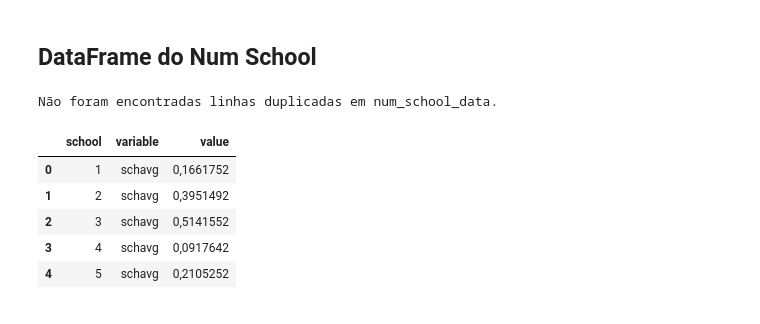
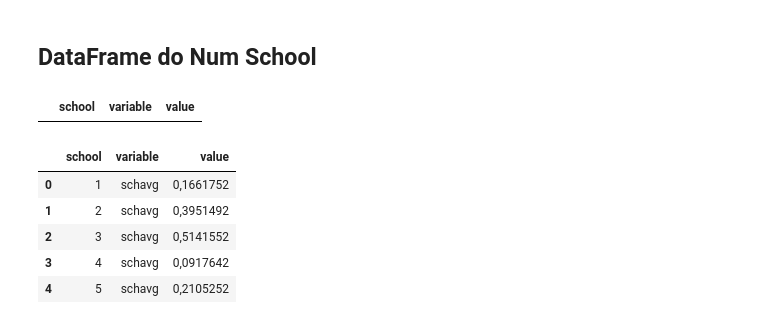
Before and after one commit to VitoriaSampaiodev/case-predi-o, a Jupyter notebook: vitoriaalves_case_predição2.ipynb, the cells around one changed output. Drawn from its saved outputs; the diff is of its cells as text; code cells hidden in the pictures.

```diff
--- a/vitoriaalves_case_predição2.ipynb
+++ b/vitoriaalves_case_predição2.ipynb
@@ -105,18 +100,12 @@ df_numstudent.head()
 | 5 | 1 | 13.0 | -0.197611 | -0.290107 |
 # %% [markdown]
 ## DataFrame do Num School
-# %%
-#Verificando se há valores duplicados
-duplicate_rows = num_school_data[num_school_data.duplicated()]
-
-#Checando se possui algum valor duplicado e se sim, printar quantas linhas são
-if not duplicate_rows.empty:
-    print("As primeiras 5 linhas duplicadas são:")
-    print(duplicate_rows.head().to_markdown(index=False, numalign="left", stralign="left"))
-else:
-    print("Não foram encontradas linhas duplicadas em num_school_data.")
-# %% [output]
-Não foram encontradas linhas duplicadas em num_school_data.
+# %%
+#Verificando se há valores duplicados
+duplicate_rows = num_school_data[num_school_data.duplicated()]
+duplicate_rows
+# %% [output]
+|  | school | variable | value |
 # %%
 num_school_data.head()
 # %% [output]
```
Also changed, not shown: parts of 19 cells of this notebook.
